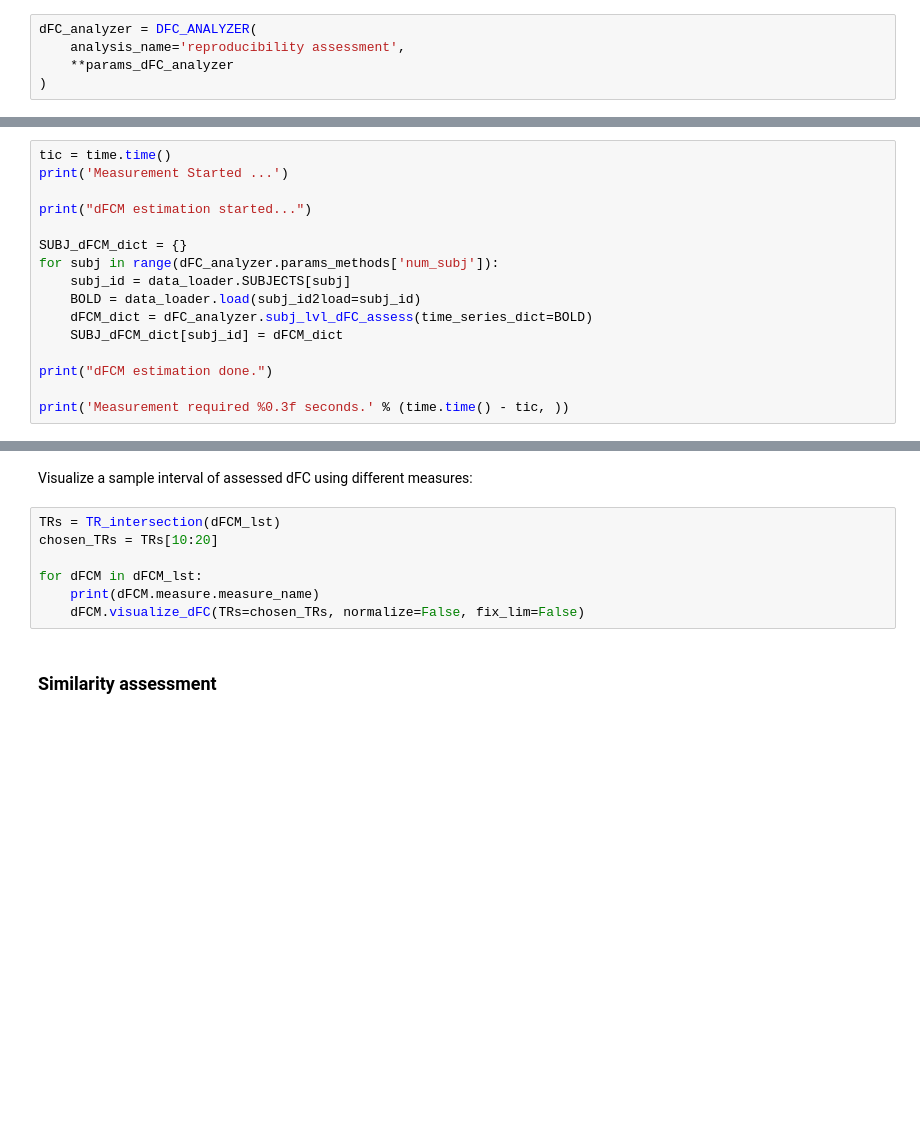
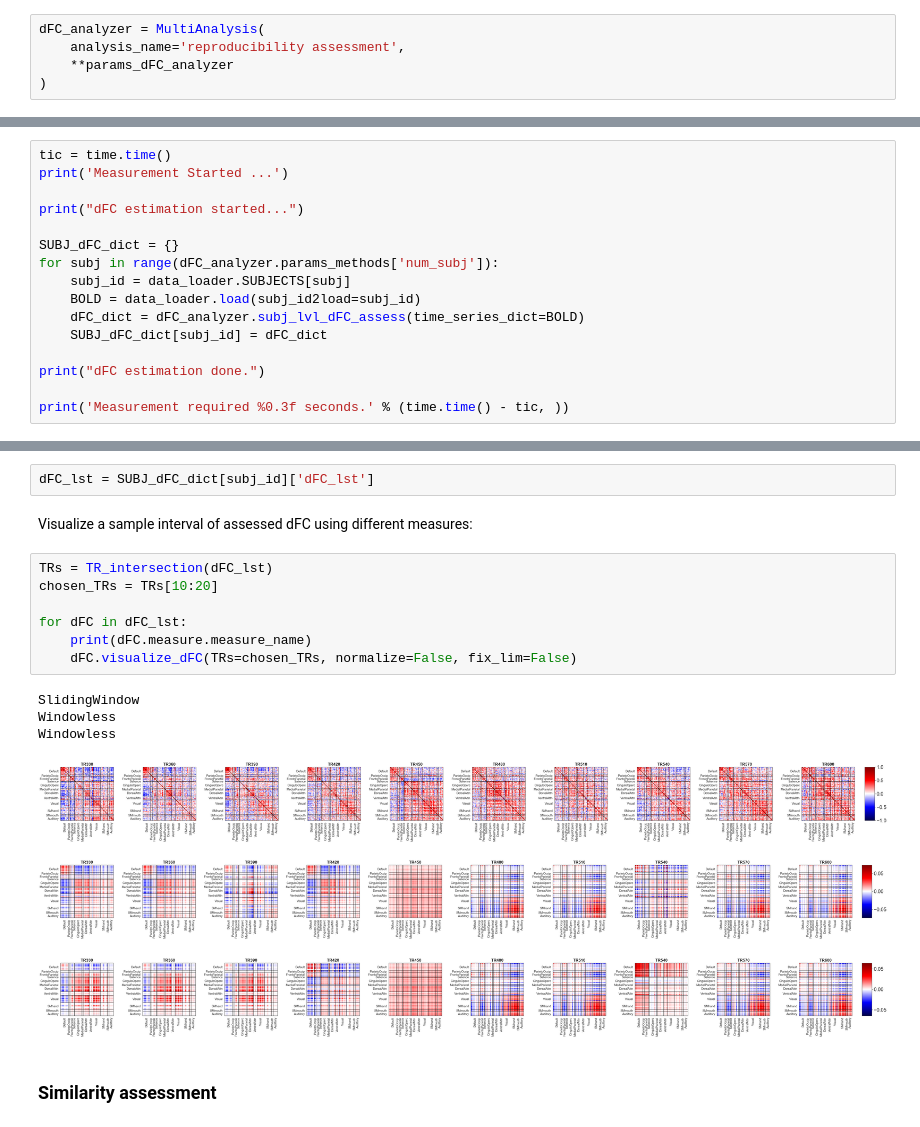
Before and after one commit to neurodatascience/dFC, a Jupyter notebook: demo.ipynb, the cells around one changed output, grey strips where cells are left out. Saved outputs shown, nothing was run; the diff lists cells and outputs as text; blank space fills up the shorter version.

```diff
--- a/demo.ipynb
+++ b/demo.ipynb
@@ -104,5 +109,5 @@ BOLD['Rest1_LR'].visualize(
 # %%
-dFC_analyzer = DFC_ANALYZER(
+dFC_analyzer = MultiAnalysis(
     analysis_name='reproducibility assessment',
     **params_dFC_analyzer
 )
@@ -149,15 +173,15 @@ Assess each subject's dFC using the fitted measure objects:
 tic = time.time()
 print('Measurement Started ...')
 
-print("dFCM estimation started...")
+print("dFC estimation started...")
 
-SUBJ_dFCM_dict = {}
+SUBJ_dFC_dict = {}
 for subj in range(dFC_analyzer.params_methods['num_subj']):
     subj_id = data_loader.SUBJECTS[subj]
     BOLD = data_loader.load(subj_id2load=subj_id)
-    dFCM_dict = dFC_analyzer.subj_lvl_dFC_assess(time_series_dict=BOLD)
-    SUBJ_dFCM_dict[subj_id] = dFCM_dict
+    dFC_dict = dFC_analyzer.subj_lvl_dFC_assess(time_series_dict=BOLD)
+    SUBJ_dFC_dict[subj_id] = dFC_dict
 
-print("dFCM estimation done.")
+print("dFC estimation done.")
 
 print('Measurement required %0.3f seconds.' % (time.time() - tic, ))
@@ -170,12 +201,21 @@ dFCM_lst = SUBJ_dFCM_dict[subj_id]['dFCM_lst']
+# %%
+dFC_lst = SUBJ_dFC_dict[subj_id]['dFC_lst']
 # %% [markdown]
 Visualize a sample interval of assessed dFC using different measures:
 # %%
-TRs = TR_intersection(dFCM_lst)
+TRs = TR_intersection(dFC_lst)
 chosen_TRs = TRs[10:20]
 
-for dFCM in dFCM_lst:
-    print(dFCM.measure.measure_name)
-    dFCM.visualize_dFC(TRs=chosen_TRs, normalize=False, fix_lim=False)
+for dFC in dFC_lst:
+    print(dFC.measure.measure_name)
+    dFC.visualize_dFC(TRs=chosen_TRs, normalize=False, fix_lim=False)
+# %% [output]
+SlidingWindow
+Windowless
+Windowless
+[figure, added]
+[figure, added]
+[figure, added]
 # %% [markdown]
 ### Similarity assessment
 # %%
```
Also changed, not shown: parts of 24 cells of this notebook.
